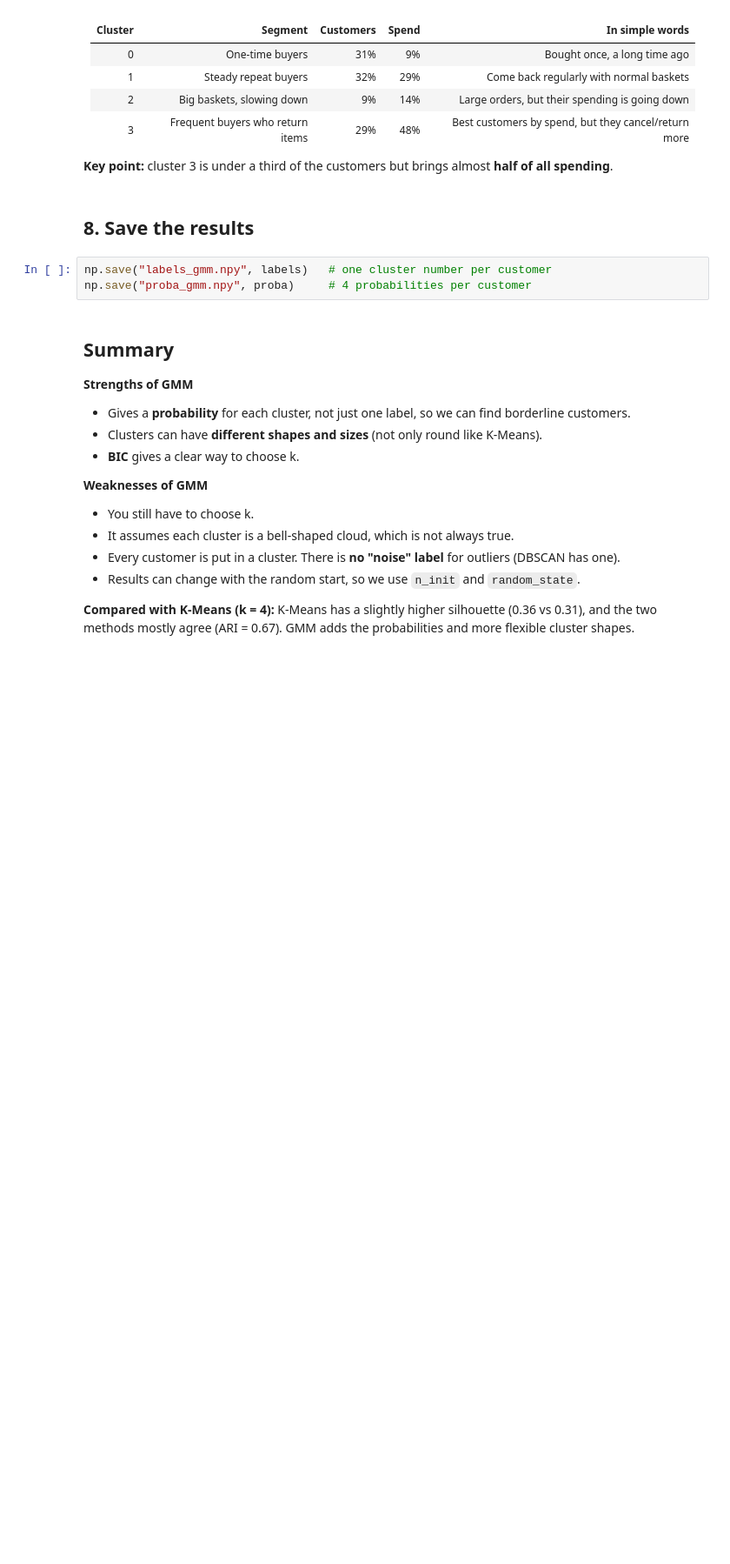
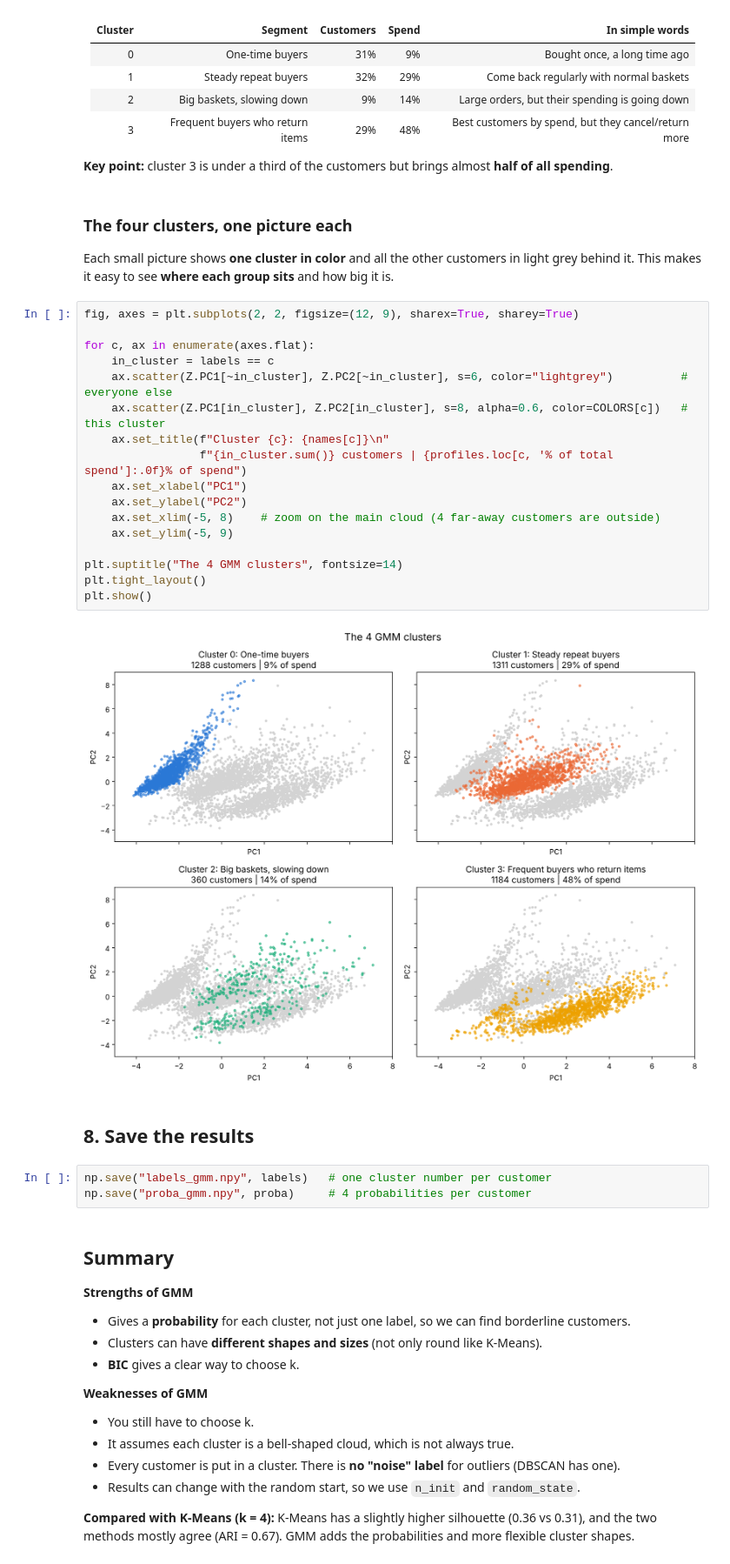
Before and after one commit to JanaAlzobidi/Machine-Learning-Projects, a Jupyter notebook: Unit-5-Unsupervised-Learning/customer-segmentation-clustering/gmm/gmm_customer_segmentation.ipynb, the cells around one changed output. Shown at 87% size. Saved outputs shown, nothing was run; the diff lists cells and outputs as text; blank space fills up the shorter version.

```diff
--- a/Unit-5-Unsupervised-Learning/customer-segmentation-clustering/gmm/gmm_customer_segmentation.ipynb
+++ b/Unit-5-Unsupervised-Learning/customer-segmentation-clustering/gmm/gmm_customer_segmentation.ipynb
@@ -156,6 +269,29 @@ profiles.round(2)
 | 3 | Frequent buyers who return items | 29% | 48% | Best customers by spend, but they cancel/return more |
 
 **Key point:** cluster 3 is under a third of the customers but brings almost **half of all spending**.
+# %% [markdown]
+### The four clusters, one picture each
+
+Each small picture shows **one cluster in color** and all the other customers in light grey behind it. This makes it easy to see **where each group sits** and how big it is.
+# %%
+fig, axes = plt.subplots(2, 2, figsize=(12, 9), sharex=True, sharey=True)
+
+for c, ax in enumerate(axes.flat):
+    in_cluster = labels == c
+    ax.scatter(Z.PC1[~in_cluster], Z.PC2[~in_cluster], s=6, color="lightgrey")          # everyone else
+    ax.scatter(Z.PC1[in_cluster], Z.PC2[in_cluster], s=8, alpha=0.6, color=COLORS[c])   # this cluster
+    ax.set_title(f"Cluster {c}: {names[c]}\n"
+                 f"{in_cluster.sum()} customers | {profiles.loc[c, '% of total spend']:.0f}% of spend")
+    ax.set_xlabel("PC1")
+    ax.set_ylabel("PC2")
+    ax.set_xlim(-5, 8)    # zoom on the main cloud (4 far-away customers are outside)
+    ax.set_ylim(-5, 9)
+
+plt.suptitle("The 4 GMM clusters", fontsize=14)
+plt.tight_layout()
+plt.show()
+# %% [output]
+[figure, added]
 # %% [markdown]
 ## 8. Save the results
 # %%
```
Also changed, not shown: parts of 15 cells of this notebook.
